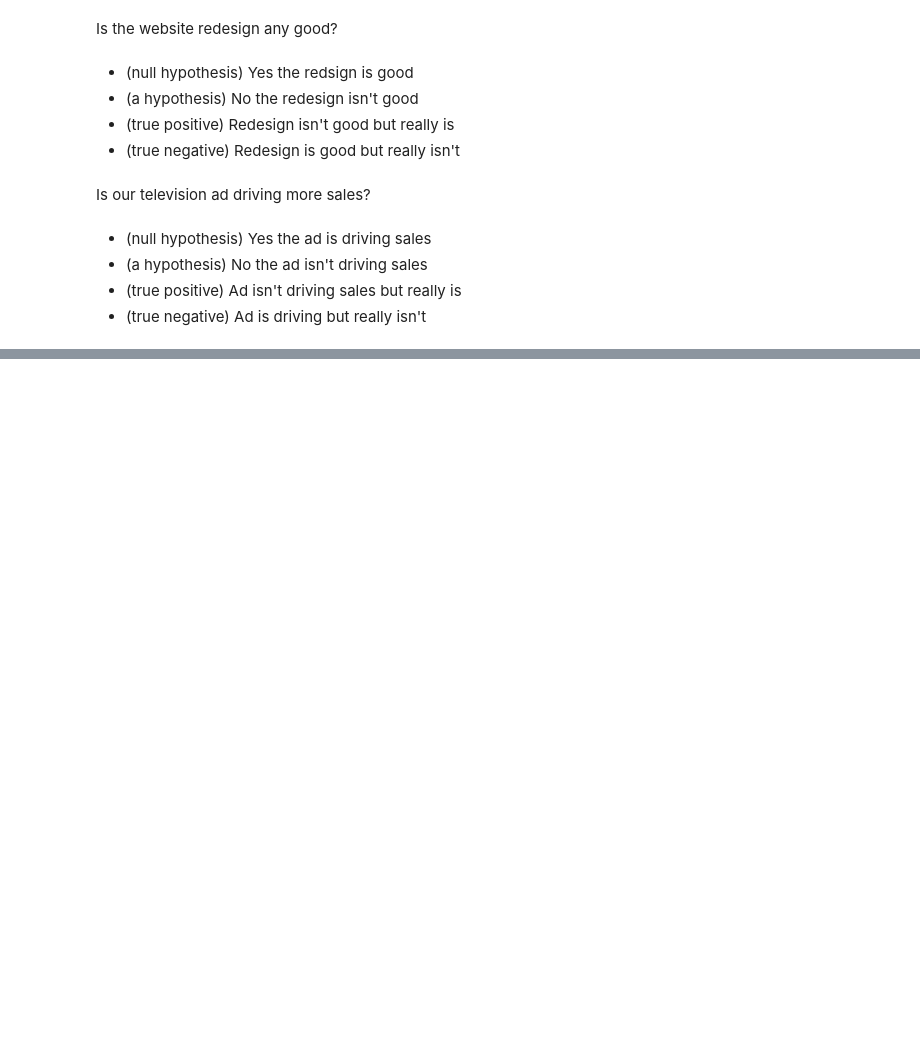
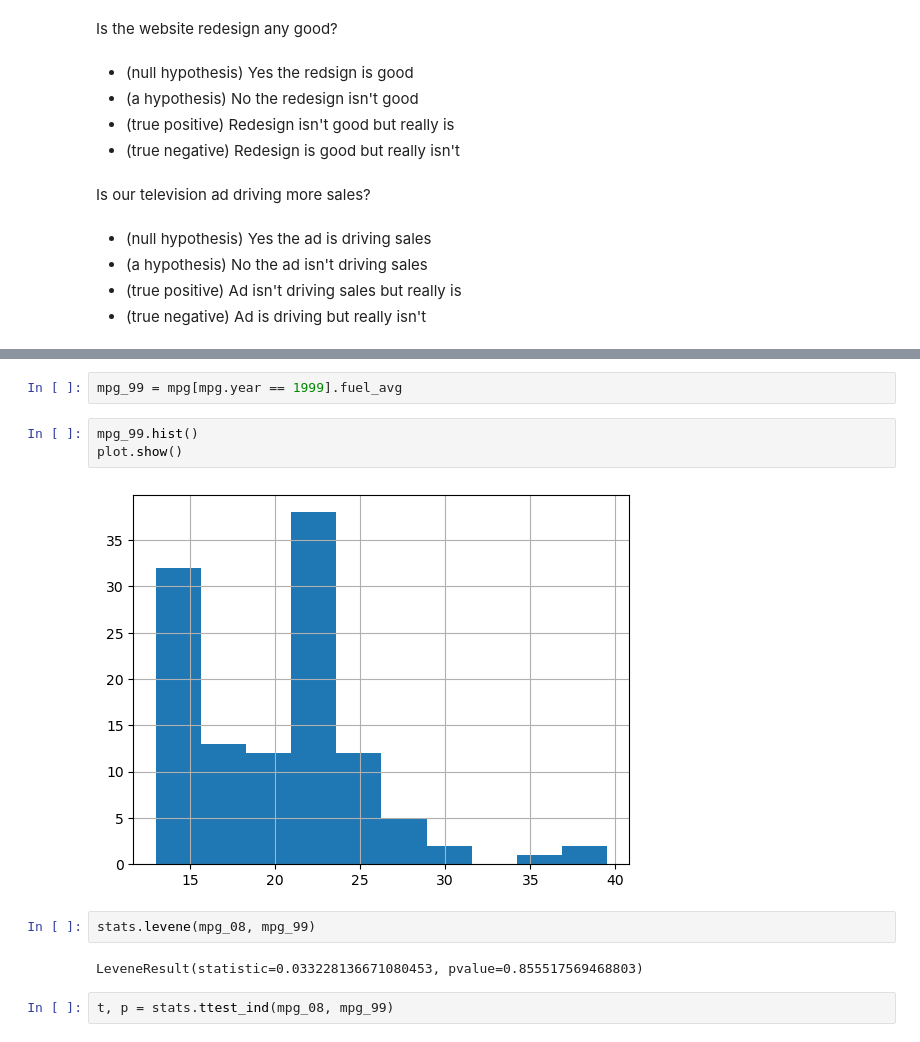
Before and after one commit to Keila-Camarillo/statistics-exercises, a Jupyter notebook: hypothesis_testing.ipynb, the cells around one changed output, grey strips where cells are left out. Cells and saved outputs as stored; diff of their text form; blank space fills up the shorter version.

```diff
--- a/hypothesis_testing.ipynb
+++ b/hypothesis_testing.ipynb
@@ -21,0 +182,13 @@ Is our television ad driving more sales?
+# %%
+mpg_99 = mpg[mpg.year == 1999].fuel_avg
+# %%
+mpg_99.hist()
+plot.show()
+# %% [output]
+[figure, added]
+# %%
+stats.levene(mpg_08, mpg_99)
+# %% [output]
+LeveneResult(statistic=0.033228136671080453, pvalue=0.855517569468803)
+# %%
+t, p = stats.ttest_ind(mpg_08, mpg_99)
```
Also changed, not shown: parts of 55 cells of this notebook.
